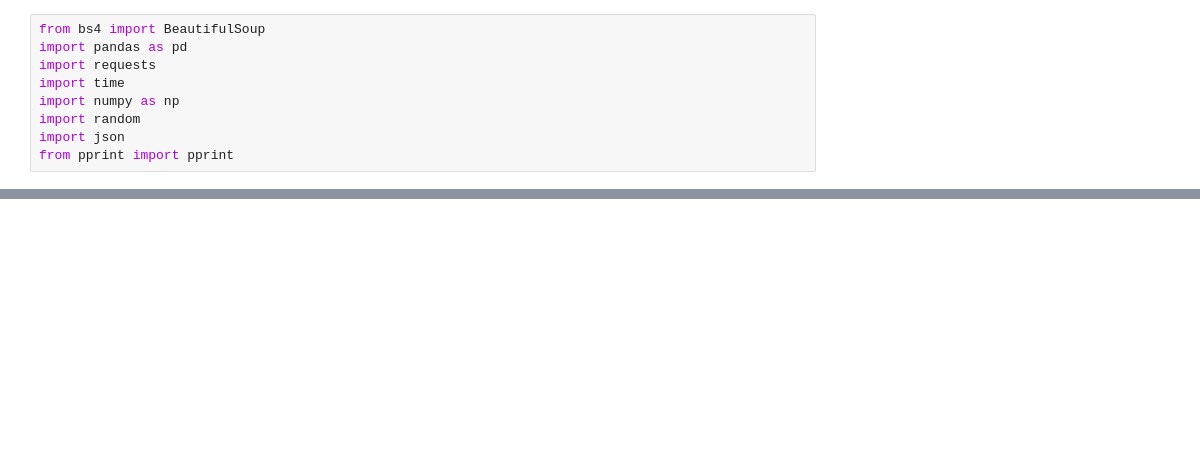
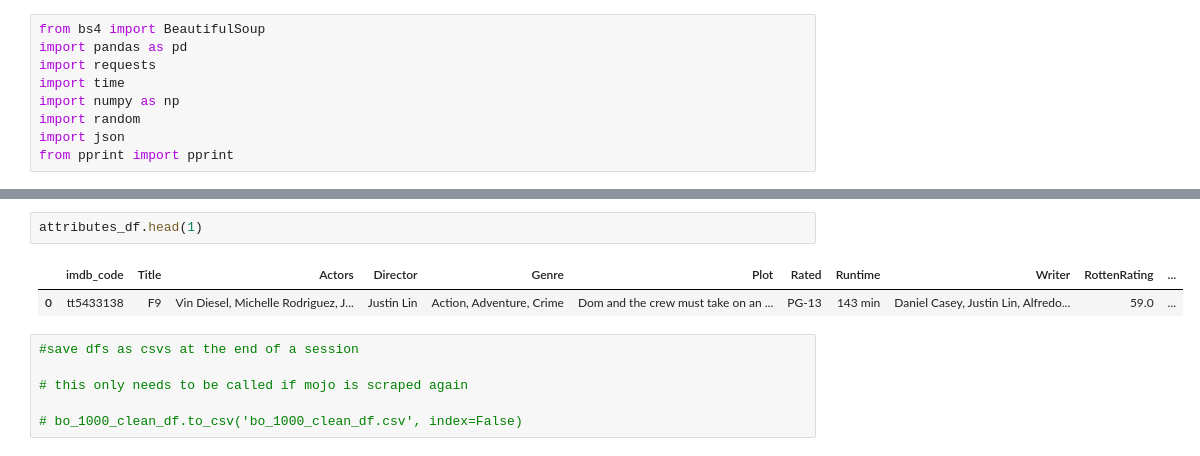
Before and after one commit to jimp93/MovieProjectTestbed, a Jupyter notebook: Testbed.ipynb, the cells around one changed output, grey strips where cells are left out. Drawn from its saved outputs; the diff is of its cells as text; blank space fills up the shorter version.

```diff
--- a/Testbed.ipynb
+++ b/Testbed.ipynb
@@ -538,0 +31,11 @@ omdb_att_df.to_csv('omdb_att_df.csv')
+# %%
+attributes_df.head(1)
+# %% [output]
+|  | imdb_code | Title | Actors | Director | Genre | Plot | Rated | Runtime | Writer | RottenRating | ... |
+| 0 | tt5433138 | F9 | Vin Diesel, Michelle Rodriguez, J... | Justin Lin | Action, Adventure, Crime | Dom and the crew must take on an ... | PG-13 | 143 min | Daniel Casey, Justin Lin, Alfredo... | 59.0 | ... |
+# %%
+#save dfs as csvs at the end of a session
+
+# this only needs to be called if mojo is scraped again
+
+# bo_1000_clean_df.to_csv('bo_1000_clean_df.csv', index=False)
```
Also changed, not shown: parts of 55 cells of this notebook, 8 other files.
